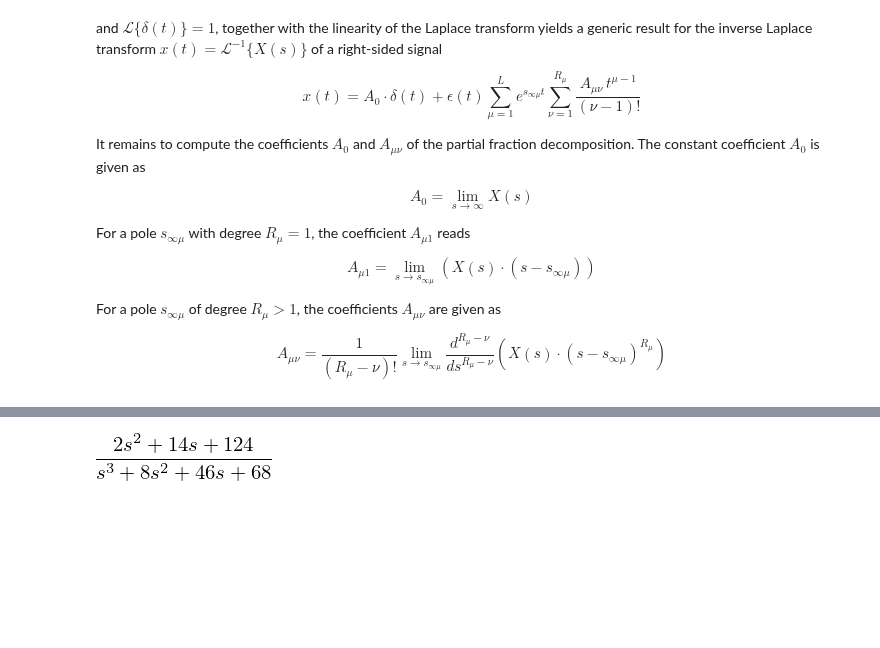
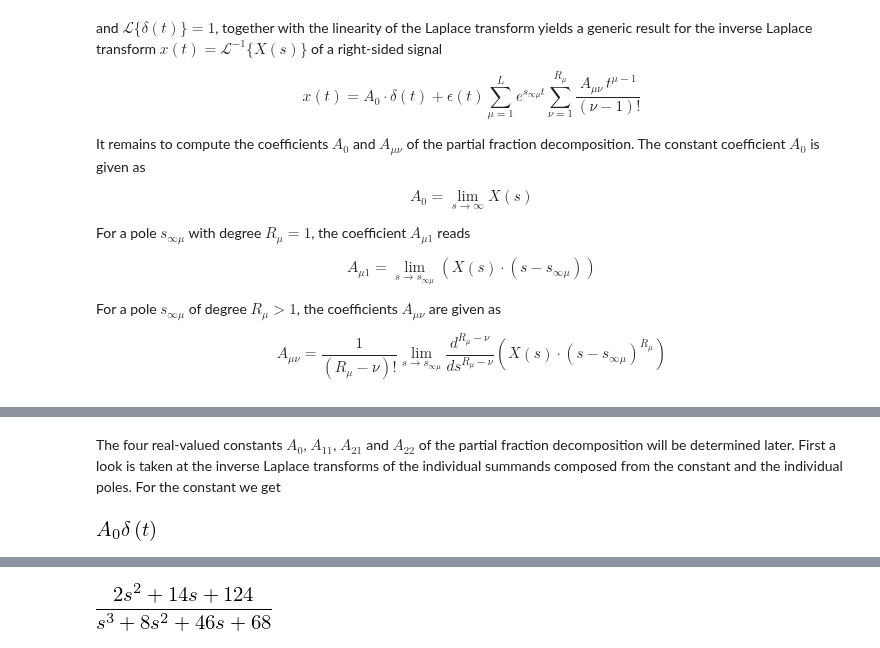
Before and after one commit to spatialaudio/signals-and-systems-lecture, a Jupyter notebook: laplace_transform/inverse.ipynb, the cells around one changed output, grey strips where cells are left out. Cells and saved outputs as stored; diff of their text form; code cells hidden in the pictures; blank space fills up the shorter version.

Commit message:
Added novel example for the calculation of an inverse Laplace transform

```diff
--- a/laplace_transform/inverse.ipynb
+++ b/laplace_transform/inverse.ipynb
@@ -72,0 +103,7 @@ A_{\mu \nu} = \frac{1}{(R_\mu - \nu)!} \lim_{s \to s_{\infty \mu}} \frac{d^{R_\m
+# %% [markdown]
+The four real-valued constants $A_0$, $A_{11}$, $A_{21}$ and $A_{22}$ of the partial fraction decomposition will be determined later. First a look is taken at the inverse Laplace transforms of the individual summands composed from the constant and the individual poles. For the constant we get
+# %%
+x0 = sym.inverse_laplace_transform(Xp.args[0], s, t)
+x0
+# %% [output]
+[figure, added]
```
Also changed, not shown: parts of 22 cells of this notebook.
